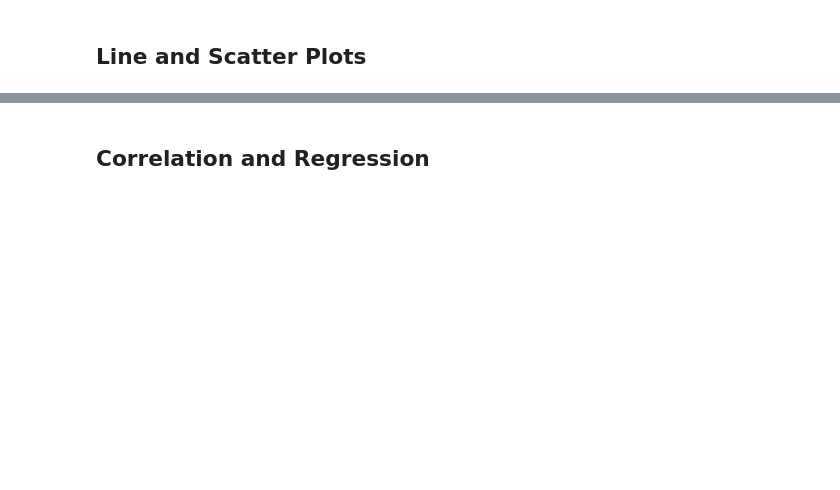
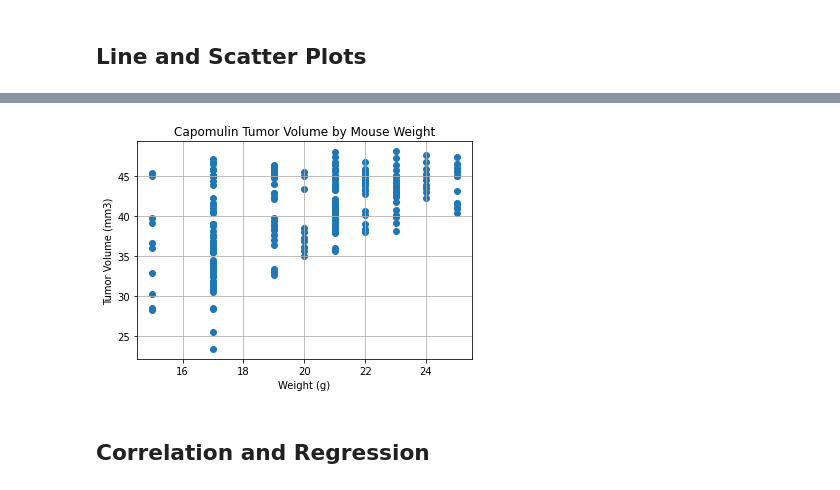
Before and after one commit to sweeneygood/matplotlib-challenge, a Jupyter notebook: pymaceuticals_starter.ipynb, the cells around one changed output, grey strips where cells are left out. Saved outputs shown, nothing was run; the diff lists cells and outputs as text; code cells hidden in the pictures; blank space fills up the shorter version.

```diff
--- a/pymaceuticals_starter.ipynb
+++ b/pymaceuticals_starter.ipynb
@@ -393,19 +398,21 @@ plt.show()
 # %%
 # Generate a scatter plot of average tumor volume vs. mouse weight for the Capomulin regimen
 
 x_axis = mouse_study_df_capomulin["Weight (g)"]
 y_axis = mouse_study_df_capomulin["Tumor Volume (mm3)"]
 
 plt.scatter(x_axis, y_axis, marker="o")
 
 # Incorporate the other graph properties
 plt.title("Capomulin Tumor Volume by Mouse Weight")
-plt.ylabel("Weight (g)")
-plt.xlabel("Tumor Volume (mm3)")
+plt.xlabel("Weight (g)")
+plt.ylabel("Tumor Volume (mm3)")
 plt.grid(True)
 
 # Show plot
 plt.show()
+# %% [output]
+[figure, added]
 # %% [markdown]
 ## Correlation and Regression
 # %%
```
Also changed, not shown: parts of 9 cells of this notebook.
